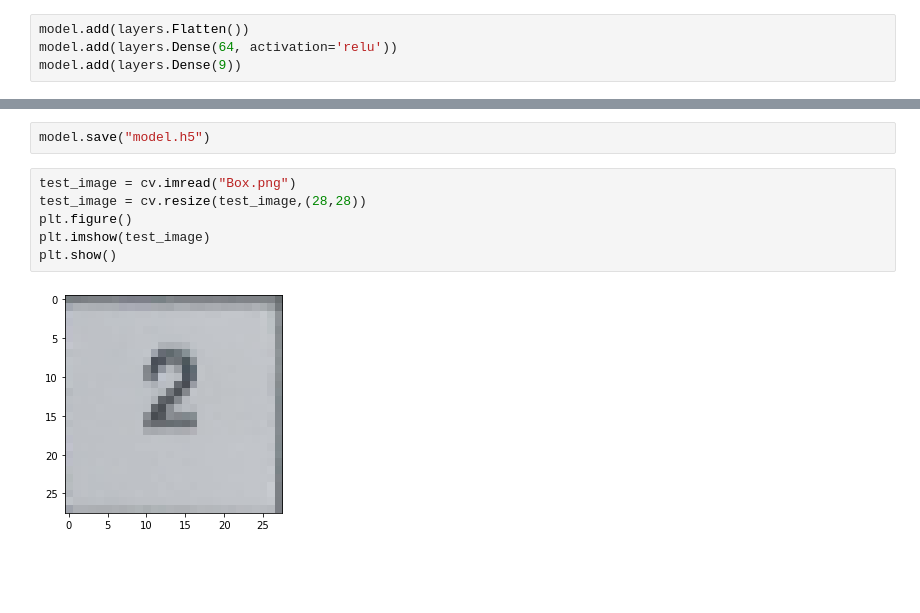
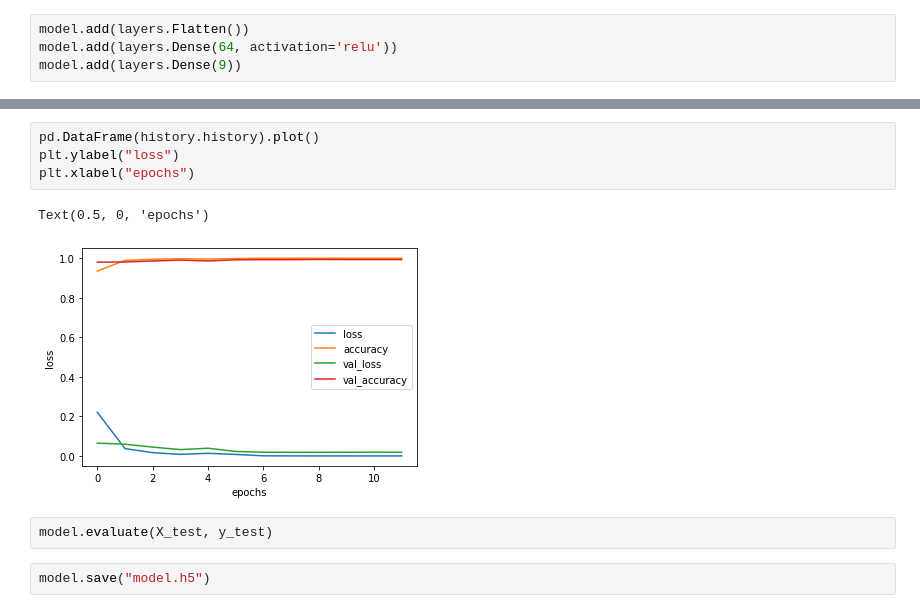
Before and after one commit to indykindyk/Sudoku-solver-opencv, a Jupyter notebook: src/gowno.ipynb, the cells around one changed output, grey strips where cells are left out. Saved outputs shown, nothing was run; the diff lists cells and outputs as text; blank space fills up the shorter version.

```diff
--- a/src/gowno.ipynb
+++ b/src/gowno.ipynb
@@ -111,10 +114,11 @@ Epoch 35/35
+# %%
+pd.DataFrame(history.history).plot()
+plt.ylabel("loss")
+plt.xlabel("epochs")
+# %% [output]
+Text(0.5, 0, 'epochs')
+[figure, added]
+# %%
+model.evaluate(X_test, y_test)
 # %%
 model.save("model.h5")
-# %%
-test_image = cv.imread("Box.png")
-test_image = cv.resize(test_image,(28,28))
-plt.figure()
-plt.imshow(test_image)
-plt.show()
-# %% [output]
-[figure, removed]
```
Also changed, not shown: parts of 5 cells of this notebook, 7 other files.
